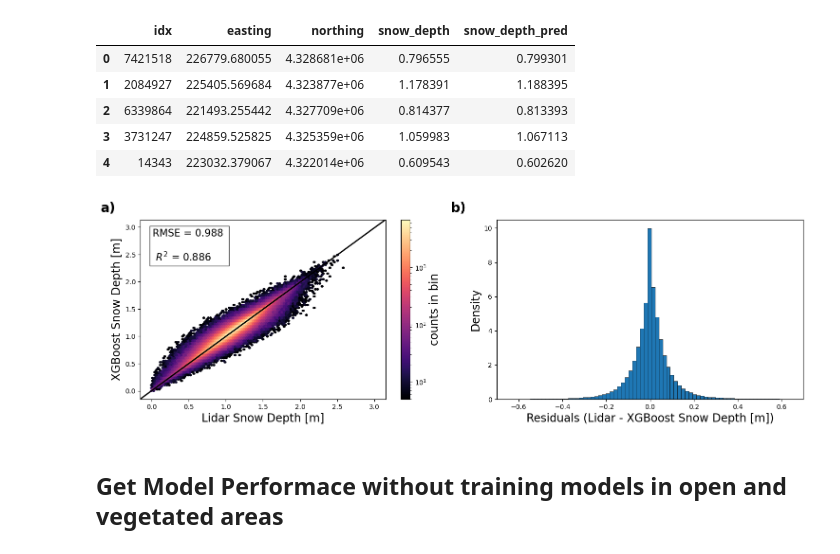
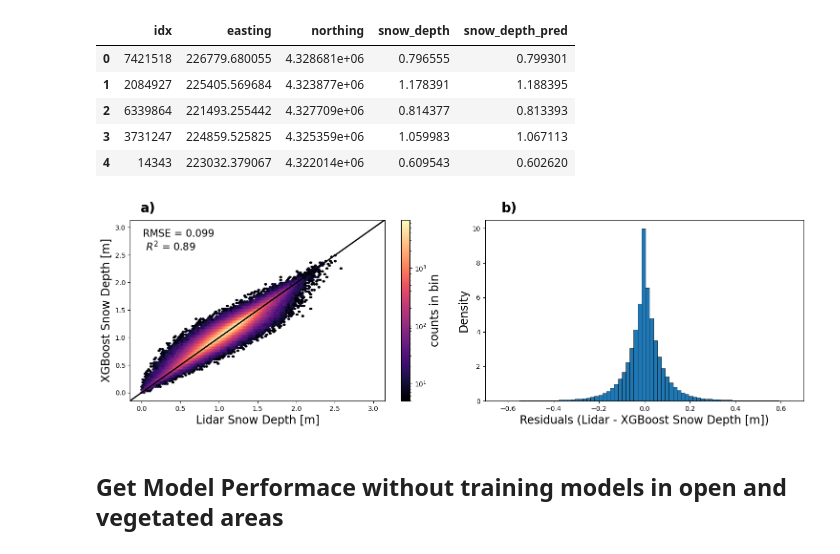
Before and after one commit to Ibrahim-Ola/uavsar-lidar-project, a Jupyter notebook: experiments/06_validation_and_ground_truth_analysis.ipynb, the cells around one changed output. Drawn from its saved outputs; the diff is of its cells as text; code cells hidden in the pictures.

Commit message:
updated plots for true vs predicted

```diff
--- a/experiments/06_validation_and_ground_truth_analysis.ipynb
+++ b/experiments/06_validation_and_ground_truth_analysis.ipynb
@@ -115,32 +119,31 @@ xgboost_pred.head()
 # %%
 fig, ax = plt.subplots(nrows=1, ncols=2, figsize=(15, 5))
 
 hb = ax[0].hexbin(all_test_pred.snow_depth, all_test_pred.snow_depth_pred, gridsize=100, cmap='magma', bins='log', mincnt=5)
 # ax[0].axis('equal')
 ax[0].plot([0,1], [0,1], transform=ax[0].transAxes, color='black', lw=2)
 ax[0].set_xlabel('Lidar Snow Depth [m]', fontsize=17)
 ax[0].set_ylabel('XGBoost Snow Depth [m]', fontsize=17)
 cb = plt.colorbar(hb)
 cb.set_label('counts in bin', fontsize=17)
 # Add RMSE and R² annotations
-ax[0].text(0.05, 0.95, f'RMSE = {0.988} \n\n $R^2$ = {0.886}', transform=ax[0].transAxes, fontsize=15, verticalalignment='top', bbox=dict(facecolor='white', alpha=0.8))
-ax[0].text(-0.1, 1.1, 'a)', transform=ax[0].transAxes, fontsize=20, fontweight='bold', va='top', ha='right')
-
+ax[0].text(0.05, 0.95, f'RMSE = {0.099} \n $R^2$ = {0.89}', transform=ax[0].transAxes, fontsize=15, verticalalignment='top')
+ax[0].text(0.1, 1.1, 'a)', transform=ax[0].transAxes, fontsize=20, fontweight='bold', va='top', ha='right')
 
 
 depth_diff=all_test_pred.snow_depth - all_test_pred.snow_depth_pred
 ax[1].hist(depth_diff, bins=250, density=True, edgecolor='black', linewidth=0.5)
 ax[1].set_xlim(-0.7, 0.7)
 ax[1].set_ylabel('Density', fontsize=17)
 ax[1].set_xlabel('Residuals (Lidar - XGBoost Snow Depth [m])', fontsize=17)
 # ax[1].axvline(0, color='k', linestyle='--')
-ax[1].text(-0.1, 1.1, 'b)', transform=ax[1].transAxes, fontsize=20, fontweight='bold', va='top', ha='right')
+ax[1].text(0.1, 1.1, 'b)', transform=ax[1].transAxes, fontsize=20, fontweight='bold', va='top', ha='right')
 
 plt.tight_layout()
 plt.savefig('../plots/ASO_vs_XGBoost.png', dpi=300)
 plt.show()
 # %% [output]
-[figure, old version]
+[figure, new version]
 # %% [markdown]
 ## Get Model Performace without training models in open and vegetated areas
 # %%
```
Also changed, not shown: parts of 7 cells of this notebook.
